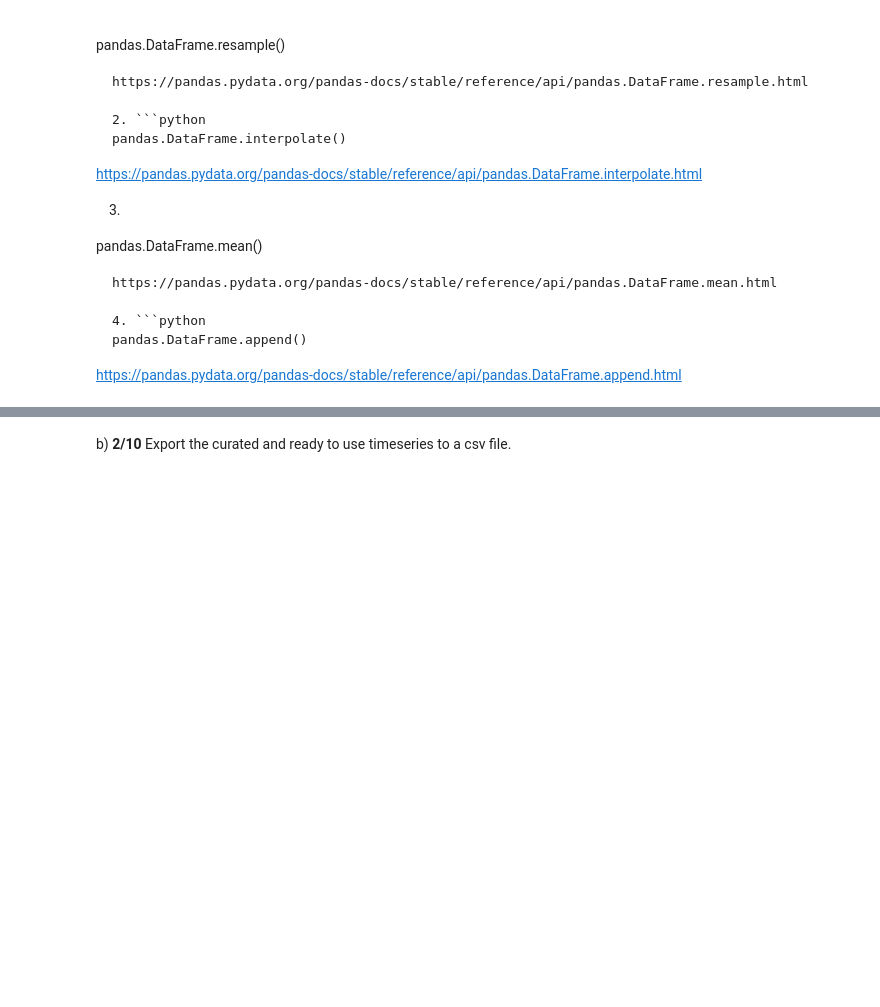
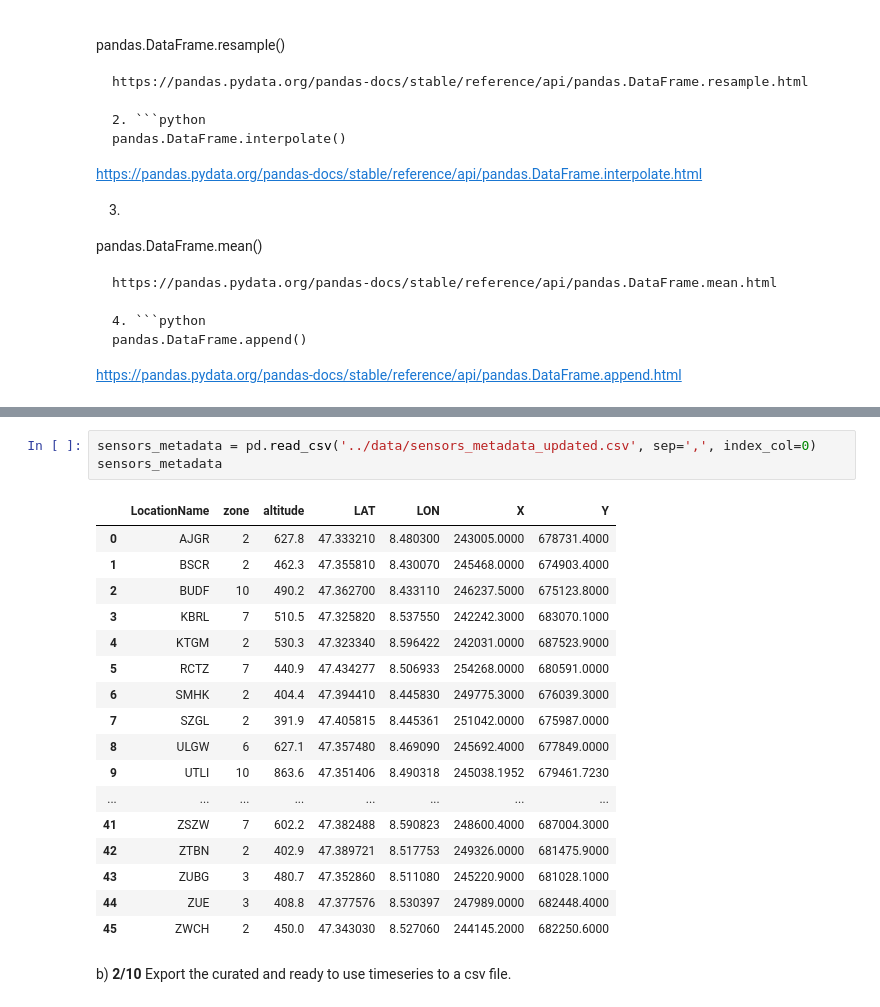
Before and after one commit to FurkanKarakas/dslab-homework-2, a Jupyter notebook: notebooks/DSLab_homework-2.ipynb, the cells around one changed output, grey strips where cells are left out. Drawn from its saved outputs; the diff is of its cells as text; blank space fills up the shorter version.

```diff
--- a/notebooks/DSLab_homework-2.ipynb
+++ b/notebooks/DSLab_homework-2.ipynb
@@ -90,3 +124,24 @@ https://pandas.pydata.org/pandas-docs/stable/reference/api/pandas.DataFrame.appe
+# %%
+sensors_metadata = pd.read_csv('../data/sensors_metadata_updated.csv', sep=',', index_col=0)
+sensors_metadata
+# %% [output]
+|  | LocationName | zone | altitude | LAT | LON | X | Y |
+| 0 | AJGR | 2 | 627.8 | 47.333210 | 8.480300 | 243005.0000 | 678731.4000 |
+| 1 | BSCR | 2 | 462.3 | 47.355810 | 8.430070 | 245468.0000 | 674903.4000 |
+| 2 | BUDF | 10 | 490.2 | 47.362700 | 8.433110 | 246237.5000 | 675123.8000 |
+| 3 | KBRL | 7 | 510.5 | 47.325820 | 8.537550 | 242242.3000 | 683070.1000 |
+| 4 | KTGM | 2 | 530.3 | 47.323340 | 8.596422 | 242031.0000 | 687523.9000 |
+| 5 | RCTZ | 7 | 440.9 | 47.434277 | 8.506933 | 254268.0000 | 680591.0000 |
+| 6 | SMHK | 2 | 404.4 | 47.394410 | 8.445830 | 249775.3000 | 676039.3000 |
+| 7 | SZGL | 2 | 391.9 | 47.405815 | 8.445361 | 251042.0000 | 675987.0000 |
+| 8 | ULGW | 6 | 627.1 | 47.357480 | 8.469090 | 245692.4000 | 677849.0000 |
+| 9 | UTLI | 10 | 863.6 | 47.351406 | 8.490318 | 245038.1952 | 679461.7230 |
+| ... | ... | ... | ... | ... | ... | ... | ... |
+| 41 | ZSZW | 7 | 602.2 | 47.382488 | 8.590823 | 248600.4000 | 687004.3000 |
+| 42 | ZTBN | 2 | 402.9 | 47.389721 | 8.517753 | 249326.0000 | 681475.9000 |
+| 43 | ZUBG | 3 | 480.7 | 47.352860 | 8.511080 | 245220.9000 | 681028.1000 |
+| 44 | ZUE | 3 | 408.8 | 47.377576 | 8.530397 | 247989.0000 | 682448.4000 |
+| 45 | ZWCH | 2 | 450.0 | 47.343030 | 8.527060 | 244145.2000 | 682250.6000 |
 # %% [markdown]
 b) **2/10** Export the curated and ready to use timeseries to a csv file.
 # %% [markdown]
```
Also changed, not shown: parts of 2 cells of this notebook.
